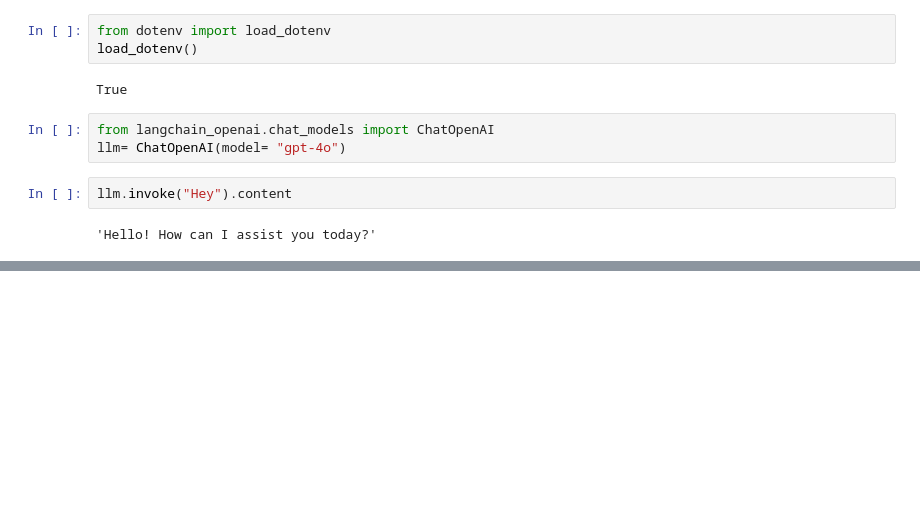
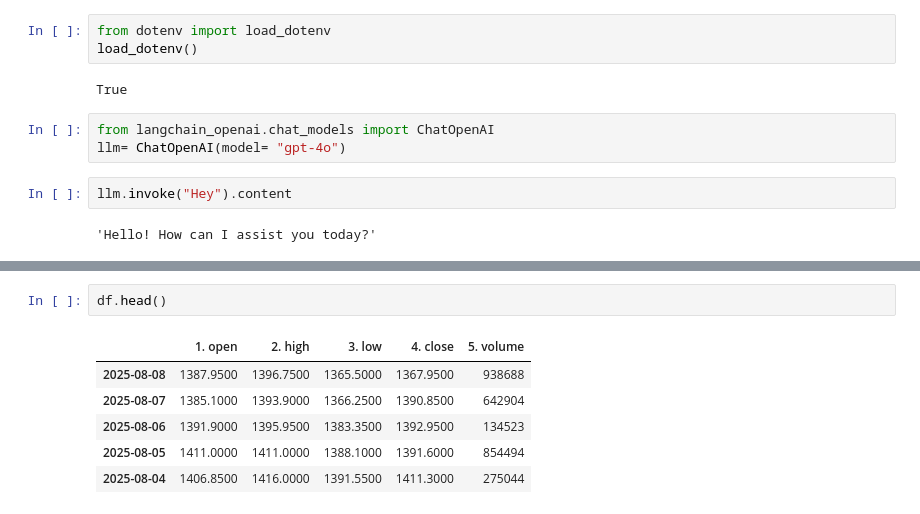
Before and after one commit to sayed-ashfaq/StockSnapAI, a Jupyter notebook: notebooks/experiments.ipynb, the cells around one changed output, grey strips where cells are left out. Saved outputs shown, nothing was run; the diff lists cells and outputs as text; blank space fills up the shorter version.

```diff
--- a/notebooks/experiments.ipynb
+++ b/notebooks/experiments.ipynb
@@ -21,0 +132,9 @@ print(config)
+# %%
+df.head()
+# %% [output]
+|  | 1. open | 2. high | 3. low | 4. close | 5. volume |
+| 2025-08-08 | 1387.9500 | 1396.7500 | 1365.5000 | 1367.9500 | 938688 |
+| 2025-08-07 | 1385.1000 | 1393.9000 | 1366.2500 | 1390.8500 | 642904 |
+| 2025-08-06 | 1391.9000 | 1395.9500 | 1383.3500 | 1392.9500 | 134523 |
+| 2025-08-05 | 1411.0000 | 1411.0000 | 1388.1000 | 1391.6000 | 854494 |
+| 2025-08-04 | 1406.8500 | 1416.0000 | 1391.5500 | 1411.3000 | 275044 |
```
Also changed, not shown: parts of 28 cells of this notebook, 5 other files.
